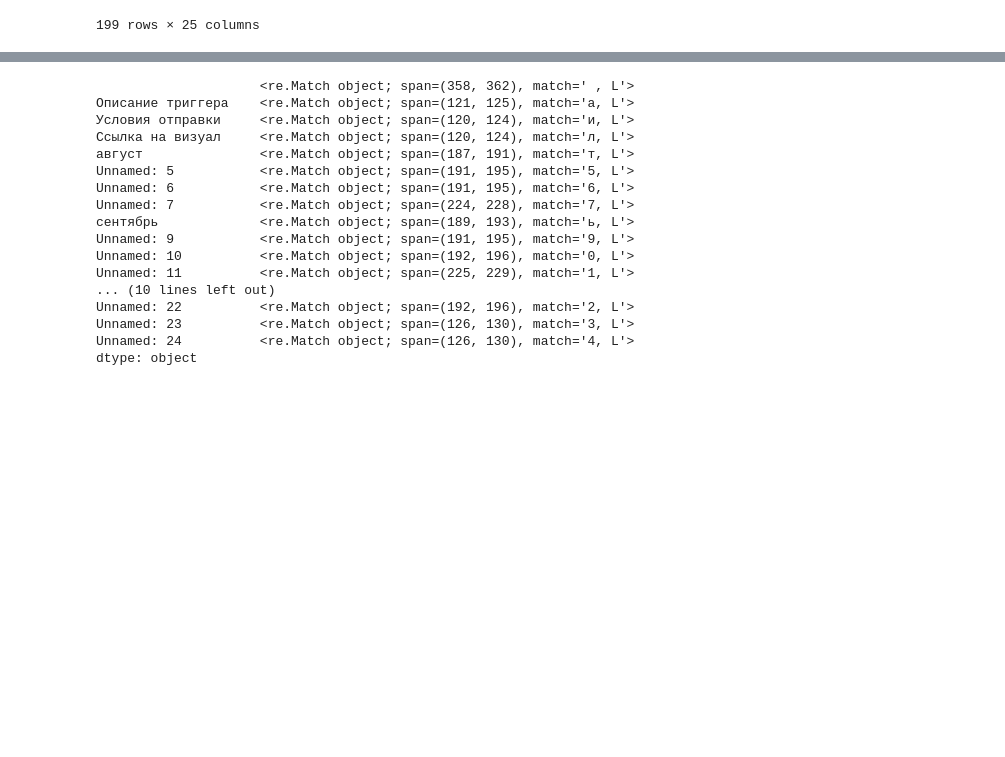
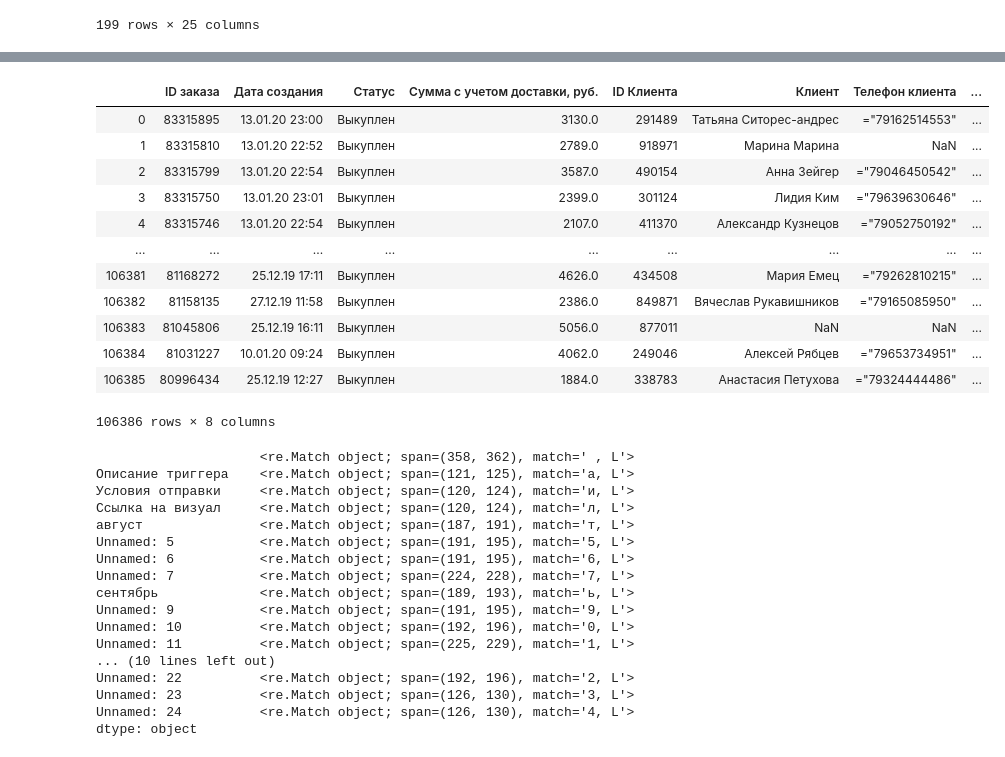
Before and after one commit to lithiferous/dashboard, a Jupyter notebook: tools test.ipynb, the cells around one changed output, grey strips where cells are left out. Drawn from its saved outputs; the diff is of its cells as text; code cells hidden in the pictures; blank space fills up the shorter version.

```diff
--- a/tools test.ipynb
+++ b/tools test.ipynb
@@ -80,3 +443,5 @@ patcher.gdf.iloc[2:, 4:] = z.iloc[2:,4:].astype(str).replace('\.', ',', regex=Tr
 # %%
 tmp = patcher.gdf.loc[patcher.gdf.iloc[:,0].isin(values)].index
 patcher.gdf.iloc[tmp, 4:] = patcher.gdf.iloc[tmp, 4:].applymap(get_pct)
+# %%
+new_orders = pd.read_csv('orders_new.csv', sep = ';')
@@ -115,3 +505,19 @@ tmp[tmp != '']
+# %%
+new_orders
+# %% [output]
+|  | ID заказа | Дата создания | Статус | Сумма с учетом доставки, руб. | ID Клиента | Клиент | Телефон клиента | ... |
+| 0 | 83315895 | 13.01.20 23:00 | Выкуплен | 3130.0 | 291489 | Татьяна Ситорес-андрес | ="79162514553" | ... |
+| 1 | 83315810 | 13.01.20 22:52 | Выкуплен | 2789.0 | 918971 | Марина Марина | NaN | ... |
+| 2 | 83315799 | 13.01.20 22:54 | Выкуплен | 3587.0 | 490154 | Анна Зейгер | ="79046450542" | ... |
+| 3 | 83315750 | 13.01.20 23:01 | Выкуплен | 2399.0 | 301124 | Лидия Ким | ="79639630646" | ... |
+| 4 | 83315746 | 13.01.20 22:54 | Выкуплен | 2107.0 | 411370 | Александр Кузнецов | ="79052750192" | ... |
+| ... | ... | ... | ... | ... | ... | ... | ... | ... |
+| 106381 | 81168272 | 25.12.19 17:11 | Выкуплен | 4626.0 | 434508 | Мария Емец | ="79262810215" | ... |
+| 106382 | 81158135 | 27.12.19 11:58 | Выкуплен | 2386.0 | 849871 | Вячеслав Рукавишников | ="79165085950" | ... |
+| 106383 | 81045806 | 25.12.19 16:11 | Выкуплен | 5056.0 | 877011 | NaN | NaN | ... |
+| 106384 | 81031227 | 10.01.20 09:24 | Выкуплен | 4062.0 | 249046 | Алексей Рябцев | ="79653734951" | ... |
+| 106385 | 80996434 | 25.12.19 12:27 | Выкуплен | 1884.0 | 338783 | Анастасия Петухова | ="79324444486" | ... |
+106386 rows × 8 columns
 # %%
 z.apply(lambda x: re.search('.(,)..', str(x)))
 # %% [output]
```
Also changed, not shown: parts of 54 cells of this notebook, 19 other files.
